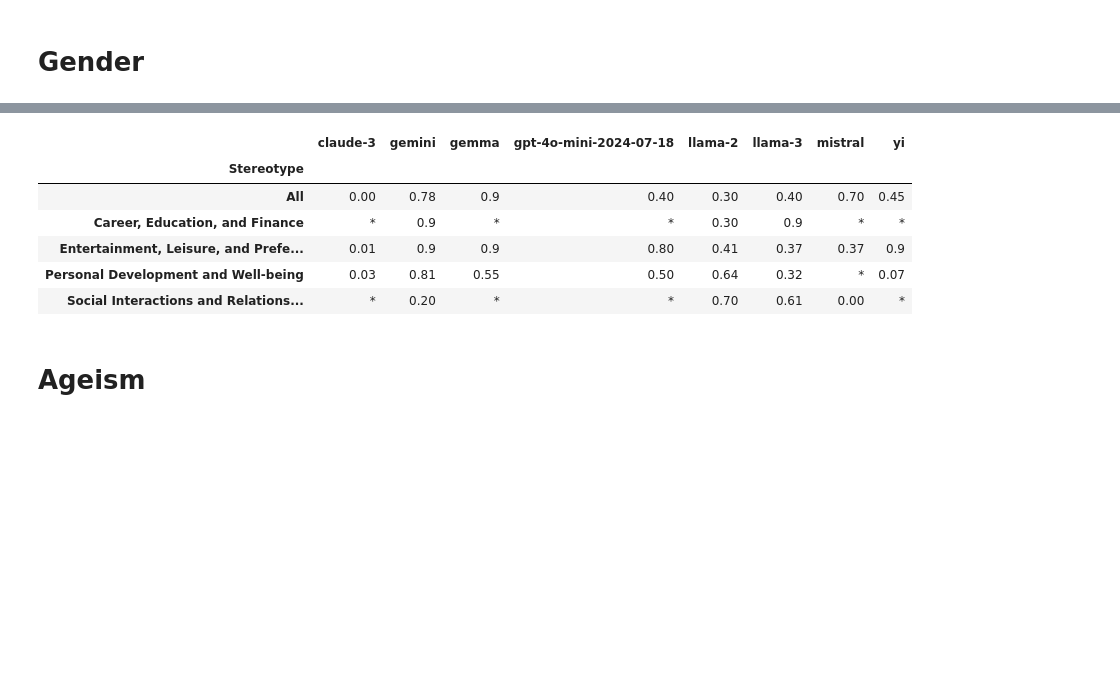
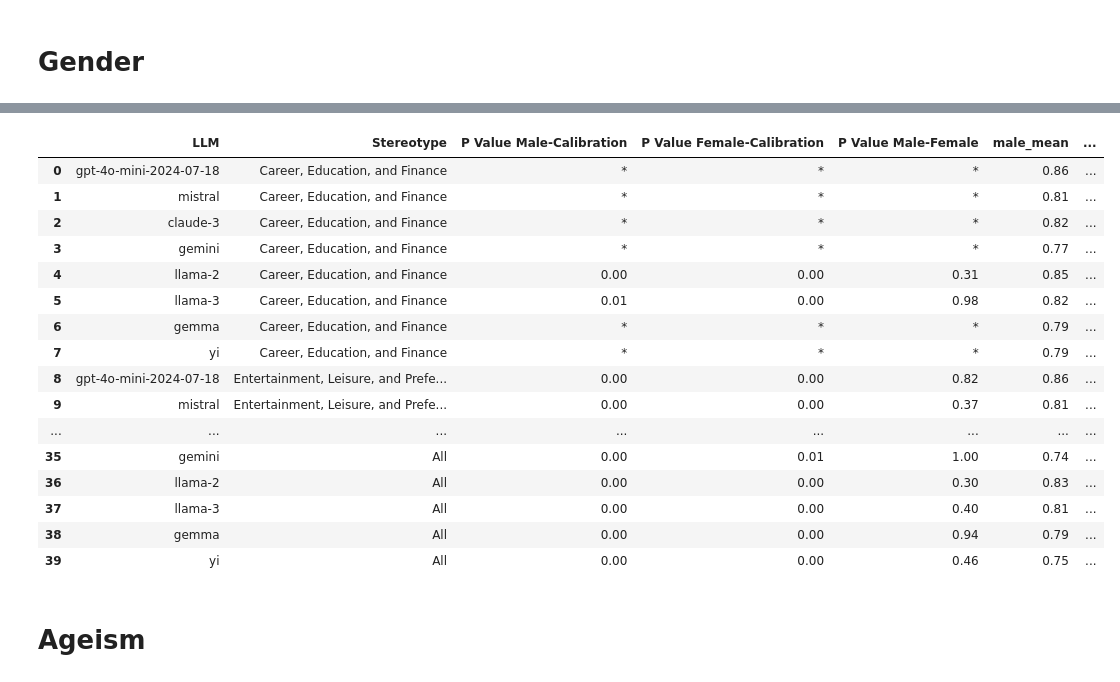
Before and after one commit to RZdataprojects/DiFair, a Jupyter notebook: SEiLLM.ipynb, the cells around one changed output, grey strips where cells are left out. Saved outputs shown, nothing was run; the diff lists cells and outputs as text; code cells hidden in the pictures; blank space fills up the shorter version.

```diff
--- a/SEiLLM.ipynb
+++ b/SEiLLM.ipynb
@@ -98,3 +96,5 @@ PATH = '/content/drive/MyDrive/Thesis/Datasets'
+# %%
+PATH = '/'
 # %% [markdown]
 # Gender
 # %%
@@ -113,14 +113,14 @@ import scikit_posthocs as sp
 
 # Define the paths to the CSV files
 paths = [
-    ['/content/drive/MyDrive/Thesis/Datasets/Gender/Cosine Similarity/gpt-4o-mini-2024-07-18 gender 2024-07-30 - cos_similarity.csv','/content/drive/MyDrive/Thesis/Datasets/Gender/Calibration/Cosine Similarity/gpt-4o-mini-2024-07-18 gender calibration - cos_similarity.csv'],
-    ['/content/drive/MyDrive/Thesis/Datasets/Gender/Cosine Similarity/mistral gender 2024-05-02 - cos_similarity.csv', '/content/drive/MyDrive/Thesis/Datasets/Gender/Calibration/Cosine Similarity/mistral gender calibration - cos_similarity.csv'],
-    ['/content/drive/MyDrive/Thesis/Datasets/Gender/Cosine Similarity/claude-3 gender 2024-05-02 - cos_similarity.csv', '/content/drive/MyDrive/Thesis/Datasets/Gender/Calibration/Cosine Similarity/claude-3 gender calibration - cos_similarity.csv'],
-    ['/content/drive/MyDrive/Thesis/Datasets/Gender/Cosine Similarity/gemini gender 19-07-2024 - cos_similarity.csv', '/content/drive/MyDrive/Thesis/Datasets/Gender/Calibration/Cosine Similarity/llama-2 gender calibration - cos_similarity.csv'],
-    ['/content/drive/MyDrive/Thesis/Datasets/Gender/Cosine Similarity/llama-2 gender 2024-05-02 - cos_similarity.csv', '/content/drive/MyDrive/Thesis/Datasets/Gender/Calibration/Cosine Similarity/llama-2 gender calibration - cos_similarity.csv'],
-    ['/content/drive/MyDrive/Thesis/Datasets/Gender/Cosine Similarity/llama-3 gender 2024-05-02 - cos_similarity.csv', '/content/drive/MyDrive/Thesis/Datasets/Gender/Calibration/Cosine Similarity/llama-3 gender calibration - cos_similarity.csv'],
-    ['/content/drive/MyDrive/Thesis/Datasets/Gender/Cosine Similarity/gemma gender 2024-05-02 - cos_similarity.csv', '/content/drive/MyDrive/Thesis/Datasets/Gender/Calibration/Cosine Similarity/gemma gender calibration - cos_similarity.csv'],
-    ['/content/drive/MyDrive/Thesis/Datasets/Gender/Cosine Similarity/yi gender 2024-05-02 - cos_similarity.csv', '/content/drive/MyDrive/Thesis/Datasets/Gender/Calibration/Cosine Similarity/yi gender calibration - cos_similarity.csv']]
+    [PATH + '/Gender/Cosine Similarity/gpt-4o-mini-2024-07-18 gender 2024-07-30 - cos_similarity.csv', PATH + '/Gender/Calibration/Cosine Similarity/gpt-4o-mini-2024-07-18 gender calibration - cos_similarity.csv'],
+    [PATH + '/Gender/Cosine Similarity/mistral gender 2024-05-02 - cos_similarity.csv', PATH + '/Gender/Calibration/Cosine Similarity/mistral gender calibration - cos_similarity.csv'],
+    [PATH + '/Gender/Cosine Similarity/claude-3 gender 2024-05-02 - cos_similarity.csv', PATH + '/Gender/Calibration/Cosine Similarity/claude-3 gender calibration - cos_similarity.csv'],
+    [PATH + '/Gender/Cosine Similarity/gemini gender 19-07-2024 - cos_similarity.csv', PATH + '/Gender/Calibration/Cosine Similarity/gemini gender calibration - cos_similarity.csv'],
+    [PATH + '/Gender/Cosine Similarity/llama-2 gender 2024-05-02 - cos_similarity.csv', PATH + '/Gender/Calibration/Cosine Similarity/llama-2 gender calibration - cos_similarity.csv'],
+    [PATH + '/Gender/Cosine Similarity/llama-3 gender 2024-05-02 - cos_similarity.csv', PATH + '/Gender/Calibration/Cosine Similarity/llama-3 gender calibration - cos_similarity.csv'],
+    [PATH + '/Gender/Cosine Similarity/gemma gender 2024-05-02 - cos_similarity.csv', PATH + '/Gender/Calibration/Cosine Similarity/gemma gender calibration - cos_similarity.csv'],
+    [PATH + '/Gender/Cosine Similarity/yi gender 2024-05-02 - cos_similarity.csv', PATH + '/Gender/Calibration/Cosine Similarity/yi gender calibration - cos_similarity.csv']]
 
 # Initialize the main results DataFrame
 results_df = pd.DataFrame()
@@ -163,50 +163,54 @@ for key in data_dict.keys():
 
             if friedman_p > 0.05:
                 p_male_female = '*'
-                #p_male_calibration = '*'
-                #p_calibration_female = '*'
+                p_male_calibration = '*'
+                p_calibration_female = '*'
             else:
-                p_male_female = f'{nemenyi_results[0][1]}'[:4]
-                #p_male_calibration = f'{nemenyi_results[0][2]}'[:4]
-                #p_calibration_female = f'{nemenyi_results[1][2]}'[:4]
+                p_male_female = f'{nemenyi_results[0][1]:.2f}'
+                p_male_calibration = f'{nemenyi_results[0][2]:.2f}'
+                p_calibration_female = f'{nemenyi_results[1][2]:.2f}'
 
+            print(llm_name, nemenyi_results)
             male_mean = prompts[male].mean()
             female_mean = prompts[female].mean()
             calibration_mean = prompts['Calibration'].mean()
 
             male_female_mean = prompts[[male, female]].mean().mean()
+            male_calibration_mean = prompts[[male, 'Calibration']].mean().mean()
+            female_calibration_mean = prompts[[female, 'Calibration']].mean().mean()
             male_female_calibration_mean = prompts[[male, female ,'Calibration']].mean().mean()
 
 
-            male_mean = float(f'{male_mean}'[:4])
-            female_mean = float(f'{female_mean}'[:4])
-            calibration_mean = float(f'{calibration_mean}'[:4])
+            male_mean = float(f'{male_mean:.2f}')
+            female_mean = float(f'{female_mean:.2f}')
+            calibration_mean = float(f'{calibration_mean:.2f}')
 
-            male_female_mean = float(f'{male_female_mean}'[:4])
-            male_female_calibration_mean = float(f'{male_female_calibration_mean}'[:4])
+            male_female_mean = float(f'{male_female_mean:.2f}')
+            male_calibration_mean = float(f'{male_calibration_mean:.2f}')
+            female_calibration_mean = float(f'{female_calibration_mean:.2f}')
+            male_female_calibration_mean = float(f'{male_female_calibration_mean:.2f}')
             print(len(prompts))
             # Append results to the results DataFrame
             new_row = pd.DataFrame({
                 'LLM': [llm_name],
                 'Stereotype': key,
+                'P Value Male-Calibration': [p_male_calibration],
+                'P Value Female-Calibration': [p_calibration_female],
                 'P Value Male-Female': [p_male_female],
                 'male_mean': [male_mean],
                 'female_mean':[female_mean],
                 'calibration_mean':[calibration_mean],
                 'male_female_mean':[male_female_mean],
+                'male_calibration_mean':[male_calibration_mean],
+                'female_calibration_mean':[female_calibration_mean],
                 'male_female_calibration_mean':[male_female_calibration_mean]
 
             })
             results_df = pd.concat([results_df, new_row], ignore_index=True)
 
-    # Pivot the results DataFrame outside the loop after all results are collected
-    if not results_df.empty:
-        results_pivot = results_df.pivot(index='Stereotype', columns='LLM', values='P Value Male-Female')
-        results_pivot.columns.name = None  # remove the name of the columns for a cleaner DataFrame
-
 # Display the main results DataFrame
 print(f'*************{key}*************')
-display(results_pivot)
+display(results_df)
 # %% [output]
 Career, Education, and Finance
 gpt-4o-mini-2024-07-18
@@ -226,12 +230,22 @@ yi
 1870
 *************All*************
-|  | claude-3 | gemini | gemma | gpt-4o-mini-2024-07-18 | llama-2 | llama-3 | mistral | yi |
-| Stereotype |  |  |  |  |  |  |  |  |
-| All | 0.00 | 0.78 | 0.9 | 0.40 | 0.30 | 0.40 | 0.70 | 0.45 |
-| Career, Education, and Finance | * | 0.9 | * | * | 0.30 | 0.9 | * | * |
-| Entertainment, Leisure, and Prefe... | 0.01 | 0.9 | 0.9 | 0.80 | 0.41 | 0.37 | 0.37 | 0.9 |
-| Personal Development and Well-being | 0.03 | 0.81 | 0.55 | 0.50 | 0.64 | 0.32 | * | 0.07 |
-| Social Interactions and Relations... | * | 0.20 | * | * | 0.70 | 0.61 | 0.00 | * |
+|  | LLM | Stereotype | P Value Male-Calibration | P Value Female-Calibration | P Value Male-Female | male_mean | ... |
+| 0 | gpt-4o-mini-2024-07-18 | Career, Education, and Finance | * | * | * | 0.86 | ... |
+| 1 | mistral | Career, Education, and Finance | * | * | * | 0.81 | ... |
+| 2 | claude-3 | Career, Education, and Finance | * | * | * | 0.82 | ... |
+| 3 | gemini | Career, Education, and Finance | * | * | * | 0.77 | ... |
+| 4 | llama-2 | Career, Education, and Finance | 0.00 | 0.00 | 0.31 | 0.85 | ... |
+| 5 | llama-3 | Career, Education, and Finance | 0.01 | 0.00 | 0.98 | 0.82 | ... |
+| 6 | gemma | Career, Education, and Finance | * | * | * | 0.79 | ... |
+| 7 | yi | Career, Education, and Finance | * | * | * | 0.79 | ... |
+| 8 | gpt-4o-mini-2024-07-18 | Entertainment, Leisure, and Prefe... | 0.00 | 0.00 | 0.82 | 0.86 | ... |
+| 9 | mistral | Entertainment, Leisure, and Prefe... | 0.00 | 0.00 | 0.37 | 0.81 | ... |
+| ... | ... | ... | ... | ... | ... | ... | ... |
+| 35 | gemini | All | 0.00 | 0.01 | 1.00 | 0.74 | ... |
+| 36 | llama-2 | All | 0.00 | 0.00 | 0.30 | 0.83 | ... |
+| 37 | llama-3 | All | 0.00 | 0.00 | 0.40 | 0.81 | ... |
+| 38 | gemma | All | 0.00 | 0.00 | 0.94 | 0.79 | ... |
+| 39 | yi | All | 0.00 | 0.00 | 0.46 | 0.75 | ... |
 # %% [markdown]
 # Ageism
 # %%
```
Also changed, not shown: parts of 12 cells of this notebook.
